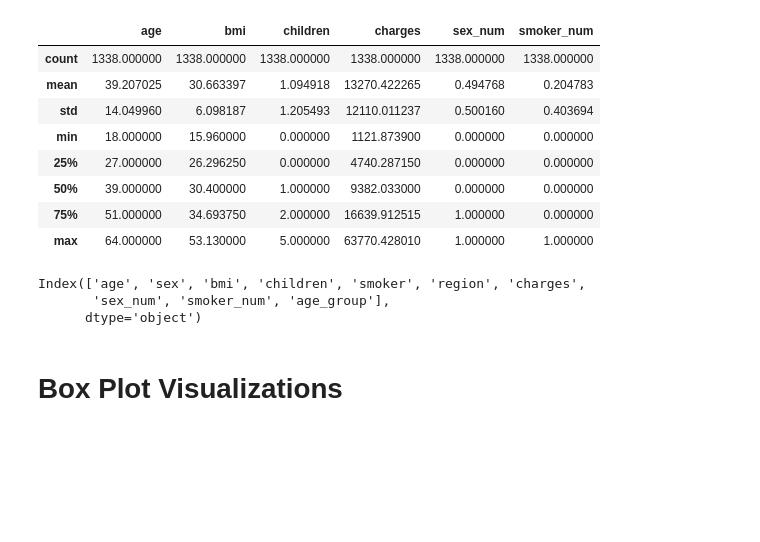
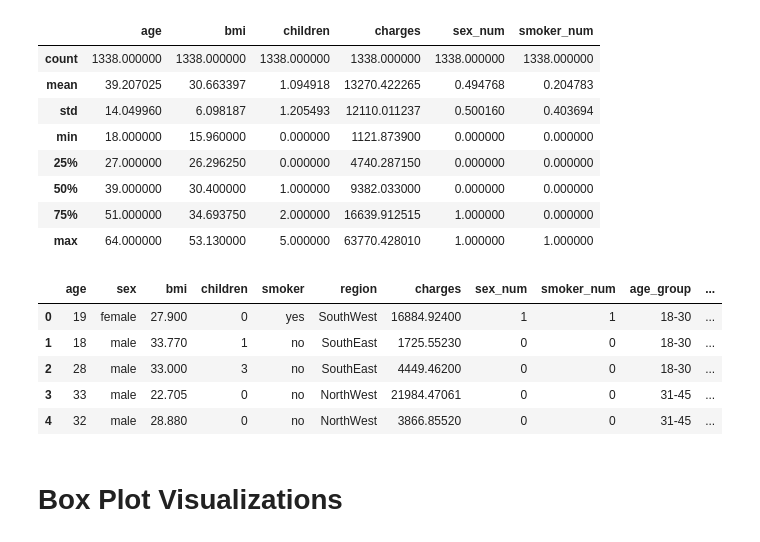
Before and after one commit to teena496/Medical-Insurance-Data-Visualization, a Jupyter notebook: Medical_Cost_Personal.ipynb, the cells around one changed output. Saved outputs shown, nothing was run; the diff lists cells and outputs as text; code cells hidden in the pictures; blank space fills up the shorter version.

```diff
--- a/Medical_Cost_Personal.ipynb
+++ b/Medical_Cost_Personal.ipynb
@@ -203,3 +209,17 @@ df['age_group'] = pd.cut(df['age'], bins=[17, 30, 45, 60, 65], labels=['18-30',
+# %%
+# BMI categories:
+# - Underweight: BMI below 18.5
+# - Healthy: 18.5 to 24.9
+# - Overweight: 25.0 to 29.9
+# - Obesity: 30.0 or greater
+
+# Define category labels
+BMILabels = ['Underweight', 'Healthy', 'Overweight', 'Obesity']
+
+# Use pd.cut to create bmi_groups column based on BMI ranges
+df['bmi_groups'] = pd.cut(df['bmi'],
+                          bins=[0, 18.5, 24.9, 29.9, 54],  # Upper bound adjusted to 54 (above max of 53.13)
+                          labels=BMILabels)
 # %%
 df.describe()
 # %% [output]
@@ -213,11 +233,14 @@ df.describe()
 | 75% | 51.000000 | 34.693750 | 2.000000 | 16639.912515 | 1.000000 | 0.000000 |
 | max | 64.000000 | 53.130000 | 5.000000 | 63770.428010 | 1.000000 | 1.000000 |
 # %%
-df.columns
+df.head()
 # %% [output]
-Index(['age', 'sex', 'bmi', 'children', 'smoker', 'region', 'charges',
-       'sex_num', 'smoker_num', 'age_group'],
-      dtype='object')
+|  | age | sex | bmi | children | smoker | region | charges | sex_num | smoker_num | age_group | ... |
+| 0 | 19 | female | 27.900 | 0 | yes | SouthWest | 16884.92400 | 1 | 1 | 18-30 | ... |
+| 1 | 18 | male | 33.770 | 1 | no | SouthEast | 1725.55230 | 0 | 0 | 18-30 | ... |
+| 2 | 28 | male | 33.000 | 3 | no | SouthEast | 4449.46200 | 0 | 0 | 18-30 | ... |
+| 3 | 33 | male | 22.705 | 0 | no | NorthWest | 21984.47061 | 0 | 0 | 31-45 | ... |
+| 4 | 32 | male | 28.880 | 0 | no | NorthWest | 3866.85520 | 0 | 0 | 31-45 | ... |
 # %% [markdown]
 # Box Plot Visualizations
 # %% [markdown]
```
Also changed, not shown: parts of 3 cells of this notebook.
